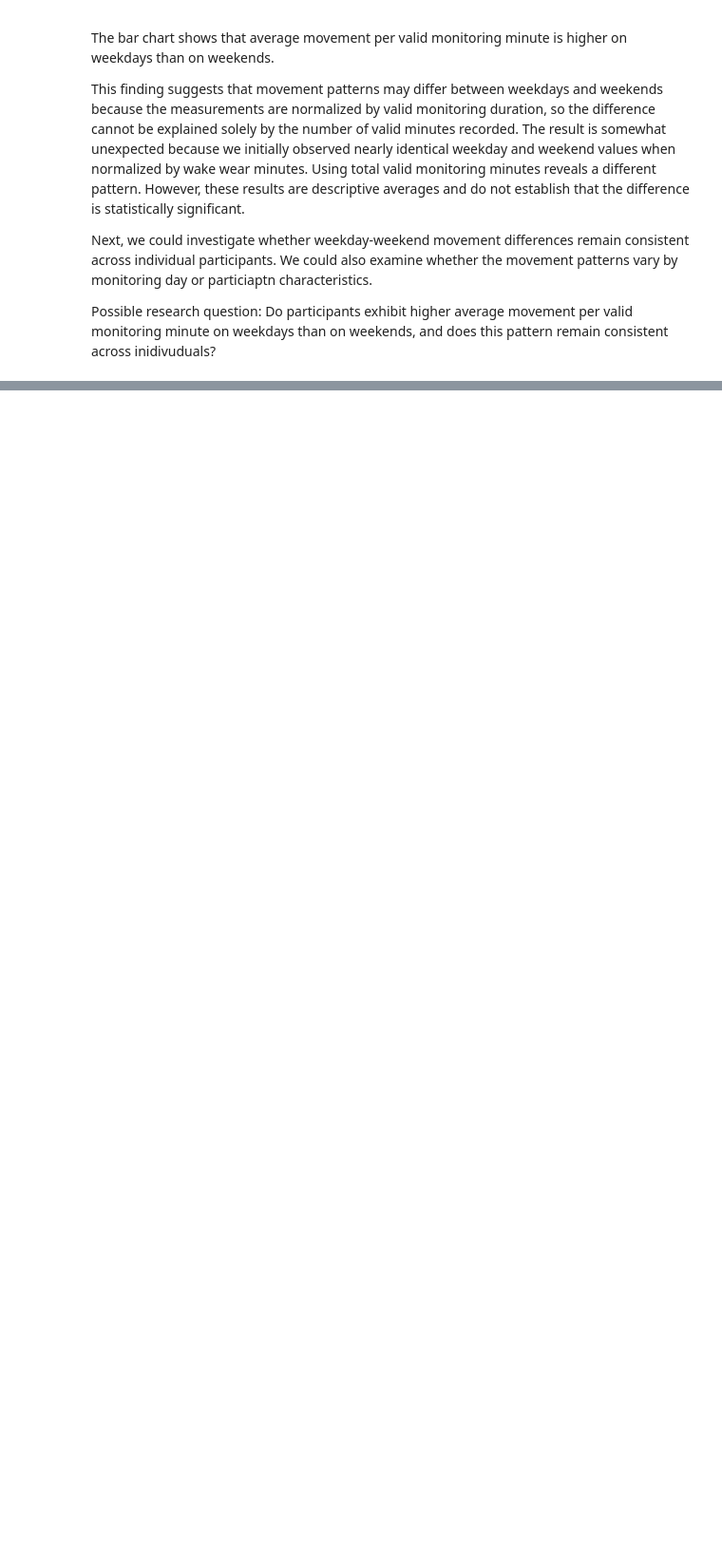
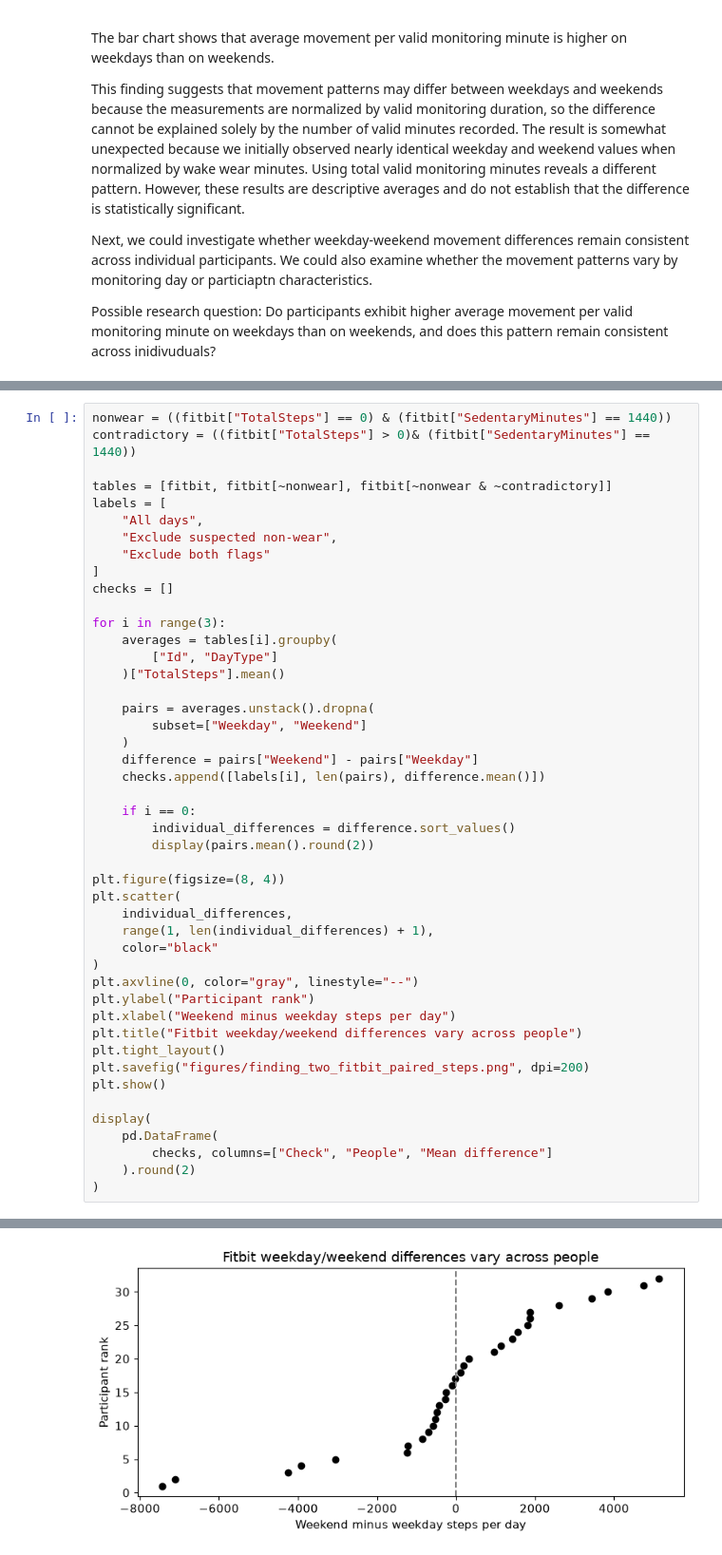
Before and after one commit to gcisne4/cs418-Fitness-Analytics, a Jupyter notebook: eda.ipynb, the cells around one changed output, grey strips where cells are left out. Shown at 95% size. Cells and saved outputs as stored; diff of their text form; blank space fills up the shorter version.

```diff
--- a/eda.ipynb
+++ b/eda.ipynb
@@ -1027,0 +1071,47 @@ Do participants exhibit higher average movement per valid monitoring minute on w
+# %%
+nonwear = ((fitbit["TotalSteps"] == 0) & (fitbit["SedentaryMinutes"] == 1440))
+contradictory = ((fitbit["TotalSteps"] > 0)& (fitbit["SedentaryMinutes"] == 1440))
+
+tables = [fitbit, fitbit[~nonwear], fitbit[~nonwear & ~contradictory]]
+labels = [
+    "All days",
+    "Exclude suspected non-wear",
+    "Exclude both flags"
+]
+checks = []
+
+for i in range(3):
+    averages = tables[i].groupby(
+        ["Id", "DayType"]
+    )["TotalSteps"].mean()
+
+    pairs = averages.unstack().dropna(
+        subset=["Weekday", "Weekend"]
+    )
+    difference = pairs["Weekend"] - pairs["Weekday"]
+    checks.append([labels[i], len(pairs), difference.mean()])
+
+    if i == 0:
+        individual_differences = difference.sort_values()
+        display(pairs.mean().round(2))
+
+plt.figure(figsize=(8, 4))
+plt.scatter(
+    individual_differences,
+    range(1, len(individual_differences) + 1),
+    color="black"
+)
+plt.axvline(0, color="gray", linestyle="--")
+plt.ylabel("Participant rank")
+plt.xlabel("Weekend minus weekday steps per day")
+plt.title("Fitbit weekday/weekend differences vary across people")
+plt.tight_layout()
+plt.savefig("figures/finding_two_fitbit_paired_steps.png", dpi=200)
+plt.show()
+
+display(
+    pd.DataFrame(
+        checks, columns=["Check", "People", "Mean difference"]
+    ).round(2)
+)
+# %% [output]
@@ -1027,0 +1122 @@ Do participants exhibit higher average movement per valid monitoring minute on w
+[figure, added]
```
Also changed, not shown: parts of 5 cells of this notebook, 3 other files.
